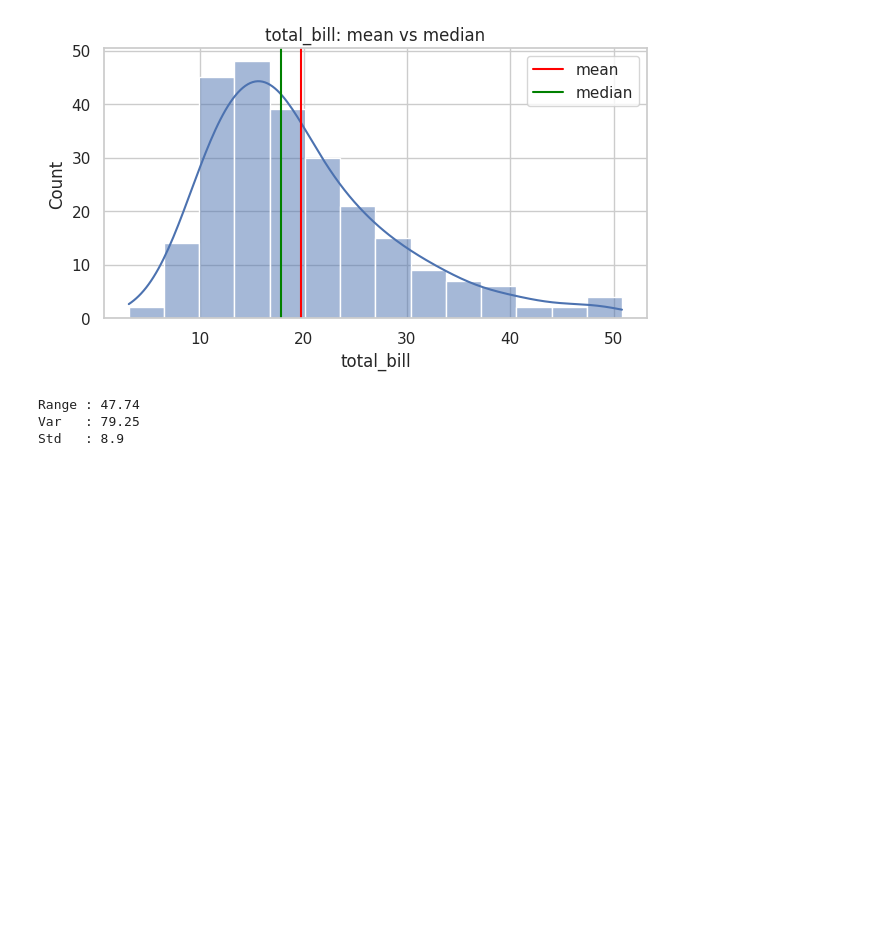
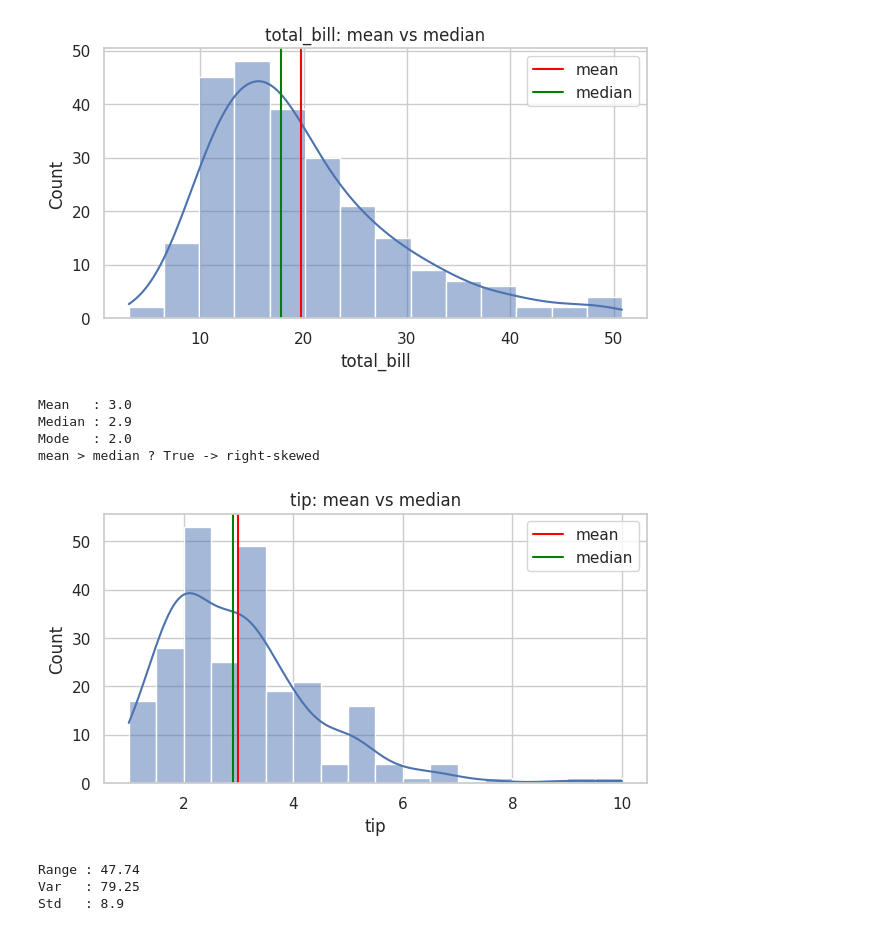
Before and after one commit to rayalanigama-crypto/Nascomlab-CSEB, a Jupyter notebook: prob_and_statis.ipynb, the cells around one changed output. Drawn from its saved outputs; the diff is of its cells as text; code cells hidden in the pictures; blank space fills up the shorter version.

```diff
--- a/prob_and_statis.ipynb
+++ b/prob_and_statis.ipynb
@@ -29,3 +29,19 @@ dtype: object
 
 Numerical  : ['total_bill', 'tip', 'size']
 Categorical: ['sex', 'smoker', 'day', 'time']
+# %%
+import numpy as np
+import pandas as pd
+import matplotlib.pyplot as plt
+import seaborn as sns
+sns.set_theme(style='whitegrid')
+np.random.seed(42)
+df = sns.load_dataset('tips')
+print("Loaded tips dataset:", df.shape)
+numerical = df.select_dtypes(include='number').columns.tolist()
+categorical = df.select_dtypes(exclude='number').columns.tolist()
+print("Numerical columns:", numerical)
+print("Categorical columns:", categorical)
+print("Mean tip:", round(df['tip'].mean(), 2))
+print("Sex value counts:")
+print(df['sex'].value_counts())
@@ -73,6 +108,25 @@ plt.legend(); plt.title('total_bill: mean vs median'); plt.show()
 # %% [output]
 mean > median ? True -> right-skewed
 [figure]
+# %%
+tip = df['tip']
+print('Mean   :', round(tip.mean(), 2))
+print('Median :', round(tip.median(), 2))
+print('Mode   :', round(tip.mode()[0], 2))
+print('mean > median ?', tip.mean() > tip.median(), '-> right-skewed')
+plt.figure(figsize=(7, 3.5))
+sns.histplot(tip, kde=True)
+plt.axvline(tip.mean(), color='red', label='mean')
+plt.axvline(tip.median(), color='green', label='median')
+plt.legend()
+plt.title('tip: mean vs median')
+plt.show()
+# %% [output]
+Mean   : 3.0
+Median : 2.9
+Mode   : 2.0
+mean > median ? True -> right-skewed
+[figure, added]
 # %%
 col = df['total_bill']
 print('Range :', round(col.max() - col.min(), 2))
```
Also changed, not shown: parts of 3 cells of this notebook.
